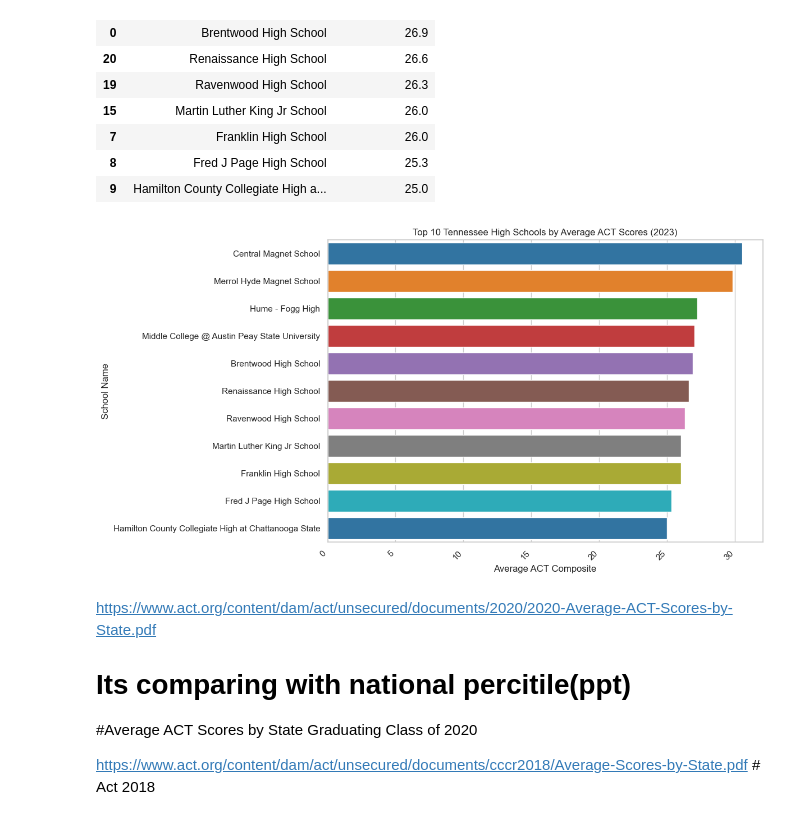
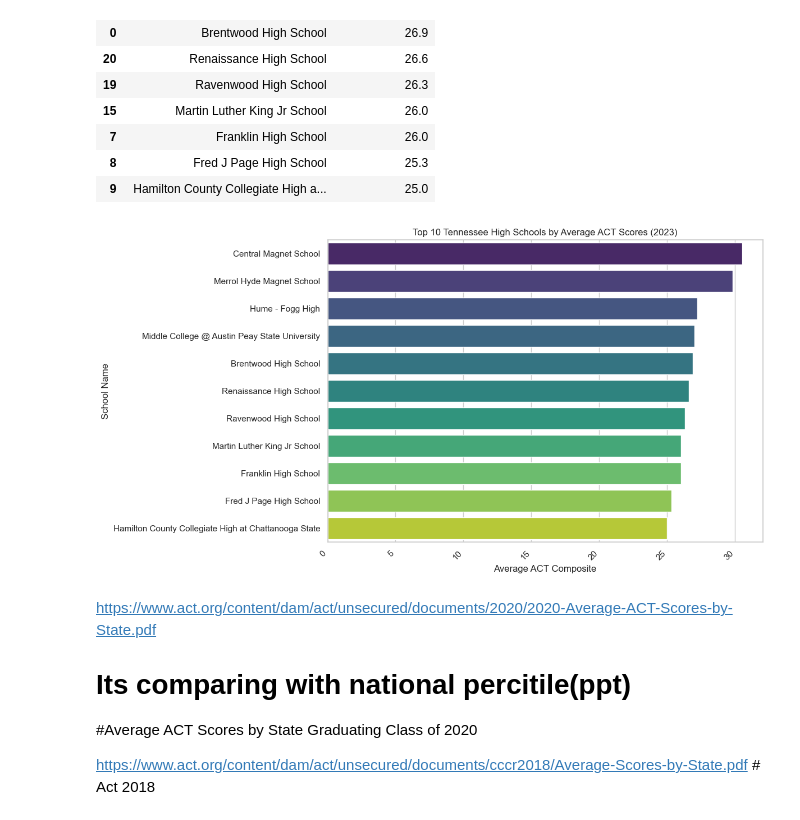
Before and after one commit to prathima220/capstone_project, a Jupyter notebook: notebook/schools_prathima_1.ipynb, the cells around one changed output. Cells and saved outputs as stored; diff of their text form; code cells hidden in the pictures.

```diff
--- a/notebook/schools_prathima_1.ipynb
+++ b/notebook/schools_prathima_1.ipynb
@@ -1162,13 +1214,13 @@ ACT_2023
 | 9 | Hamilton County Collegiate High a... | 25.0 |
 # %%
 plt.figure(figsize=(10, 7))
-sns.barplot(y='School Name', x='Avg Composite', data=ACT_2023, palette='tab10')
+sns.barplot(y='School Name', x='Avg Composite', data=ACT_2023, palette='viridis')
 plt.ylabel('School Name')
 plt.xlabel('Average ACT Composite')
 plt.title('Top 10 Tennessee High Schools by Average ACT Scores (2023)')
 plt.xticks(rotation=45, ha='right');
 # %% [output]
-[figure, old version]
+[figure, new version]
 # %% [markdown]
 https://www.act.org/content/dam/act/unsecured/documents/2020/2020-Average-ACT-Scores-by-State.pdf
 
```
Also changed, not shown: parts of 44 cells of this notebook, 36 other files.
